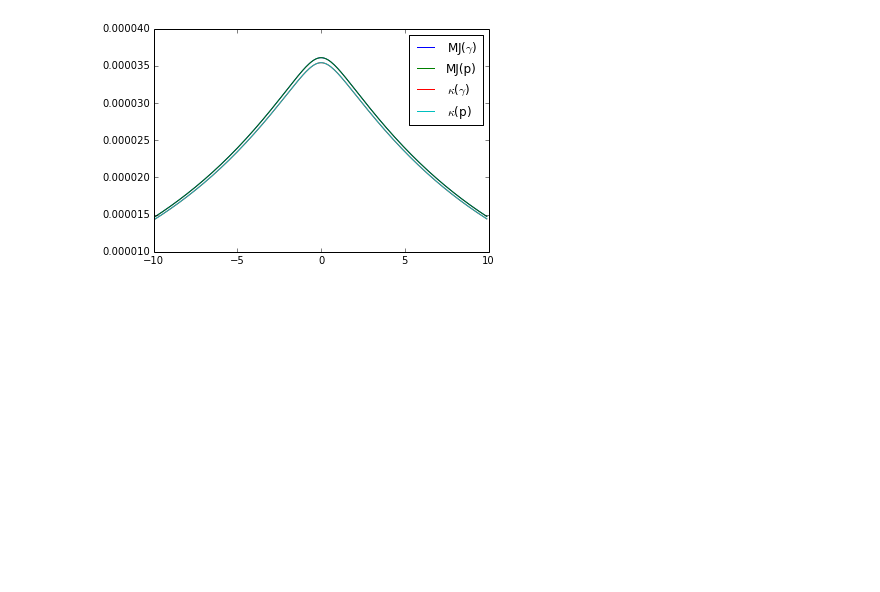
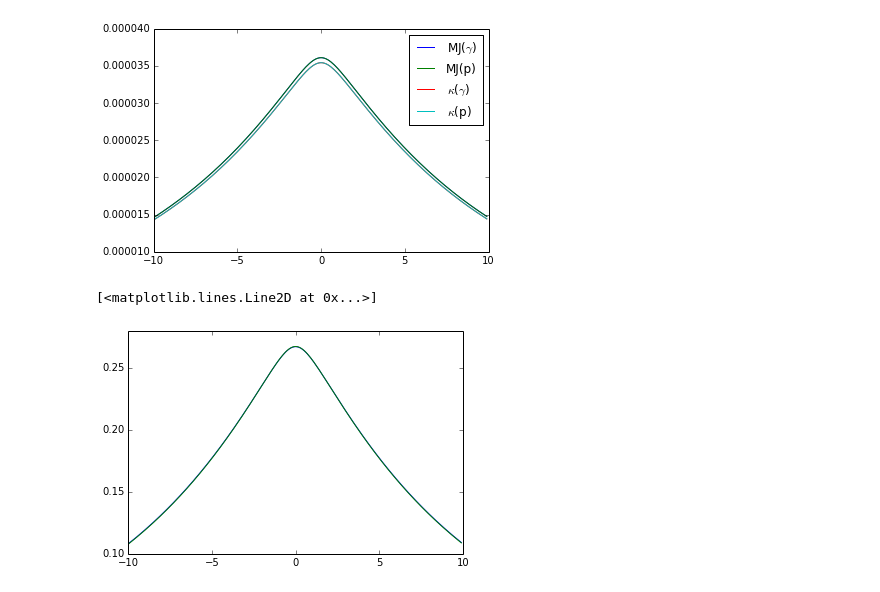
Before and after one commit to aapandy2/kappa_distributions, a Jupyter notebook: MJ_vs_Kappa_p_v_gamma.ipynb, the cells around one changed output. Drawn from its saved outputs; the diff is of its cells as text; code cells hidden in the pictures; blank space fills up the shorter version.

Commit message:
worked on fixing the MJ(v) and kappa(v)

```diff
--- a/MJ_vs_Kappa_p_v_gamma.ipynb
+++ b/MJ_vs_Kappa_p_v_gamma.ipynb
@@ -189,3 +137,57 @@ pl.legend()
 # %% [output]
 <matplotlib.legend.Legend at 0x...>
 [figure]
+# %%
+#testing kappa vs MJ in terms of velocity v
+m = 1
+c = 1
+
+p = np.arange(-10, 10, 0.1)
+
+v = p / (m * np.sqrt(1. + (p/(m*c))**2.))
+
+
+def kappa_v_unnormalized(v, theta, kappa):
+    gamma = 1./np.sqrt(1 - v**2./c**2.)
+    f = (1. + (np.sqrt(1. + (gamma * m * v)**2.) - 1.)/(kappa * theta))**(-kappa - 1.)
+    return f
+
+def kappa_v_to_be_normalized(v, theta, kappa):
+    #p = np.sqrt(m**2. * c**2. * (gamma**2. - 1.))
+    #dp = (gamma * m * c) / np.sqrt(gamma**2. - 1)
+    f = 4 * np.pi * v**2. * kappa_v_unnormalized(v, theta, kappa)
+    return f
+
+def kappa_v_normalized(v, theta, kappa):
+    norm = quad(lambda v: kappa_v_to_be_normalized(v, theta, kappa), 0, 1.)
+    f = 1./norm[0] * kappa_v_unnormalized(v, theta, kappa)
+    return f
+
+def MJ_v_unnormalized(v, theta):
+    gamma = 1./np.sqrt(1 - v**2./c**2.)
+    f = np.exp(-gamma/theta)
+    return f
+
+def MJ_v_to_be_normalized(v, theta):
+    #p = m * c * np.sqrt(gamma**2. - 1)
+    #dp = (gamma * m * c)/np.sqrt(gamma**2. - 1.)
+    f = 4 * np.pi * v**2. * MJ_v_unnormalized(v, theta)
+    return f
+
+def MJ_v_normalized(v, theta):
+    norm = quad(lambda v: MJ_v_to_be_normalized(v, theta), 0, 1.)
+    f = (1./norm[0]) * MJ_v_unnormalized(v, theta)
+    return f
+
+
+pl.plot(p, MJ_v_normalized(v, 10), label='MJ')
+#pl.plot(p, MJ_gamma_normalized(gamma, 10), label='MJg')
+pl.plot(p, kappa_v_normalized(v, 10, 150), label='kappa')
+#pl.legend()
+
+#print quad(lambda v: 4 * np.pi * v**2. * MJ_v_normalized(v, 10), -1, 1)
+
+#print quad(lambda v: 4 * np.pi * v**2. * kappa_v_normalized(v, 10, 150), -1, 1)
+# %% [output]
+[<matplotlib.lines.Line2D at 0x...>]
+[figure, added]
```
Also changed, not shown: parts of 6 cells of this notebook.
